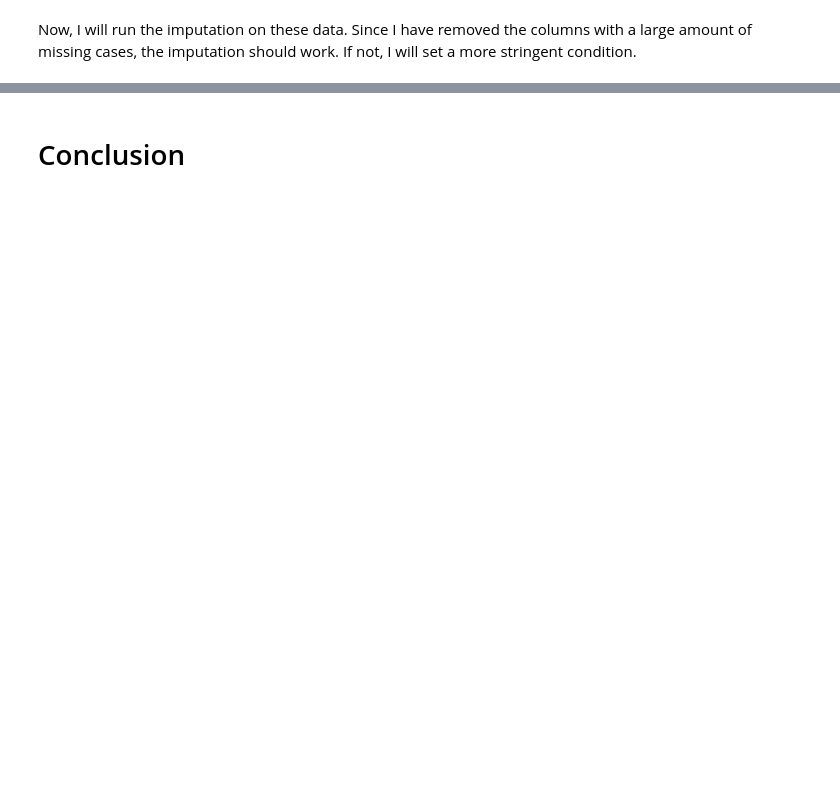
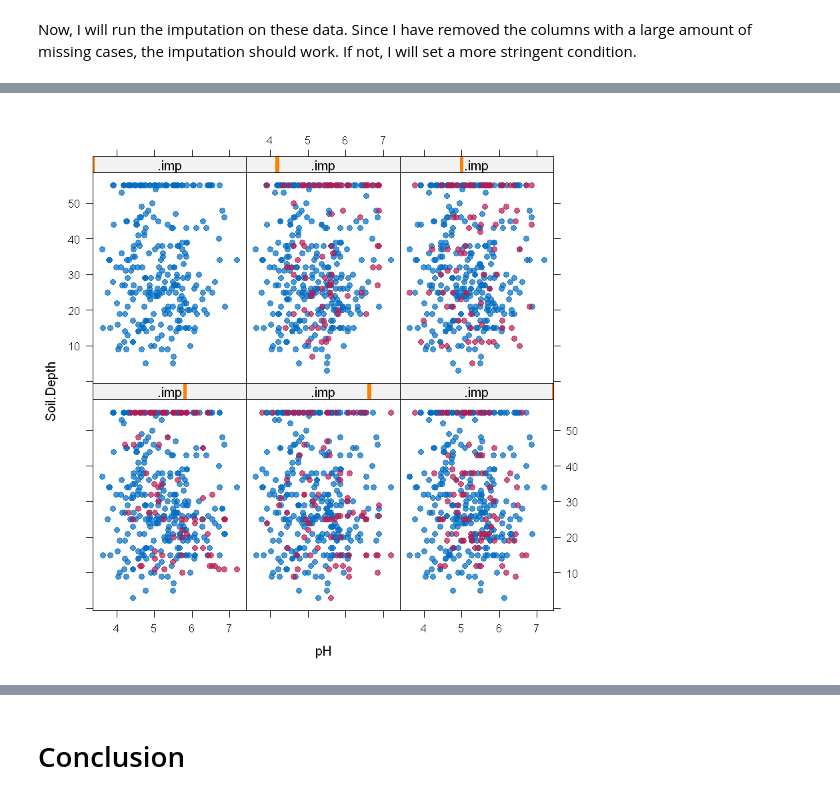
Before and after one commit to juliemessier/Trait-Performance-Relationships, a Jupyter notebook: notebooks/archive/Data Exploration & Cleaning.ipynb, the cells around one changed output, grey strips where cells are left out. Saved outputs shown, nothing was run; the diff lists cells and outputs as text; code cells hidden in the pictures; blank space fills up the shorter version.

```diff
--- a/notebooks/archive/Data Exploration & Cleaning.ipynb
+++ b/notebooks/archive/Data Exploration & Cleaning.ipynb
@@ -417,0 +456,4 @@ No real difference in beta, and the same relationship and significance. I will u
+# %%
+xyplot(MSH.IP.MICE, Soil.Depth ~ pH|.imp, pch = 20, cex = 1.4)
+# %% [output]
+[figure, added]
```
Also changed, not shown: parts of 33 cells of this notebook, 2 other files.
